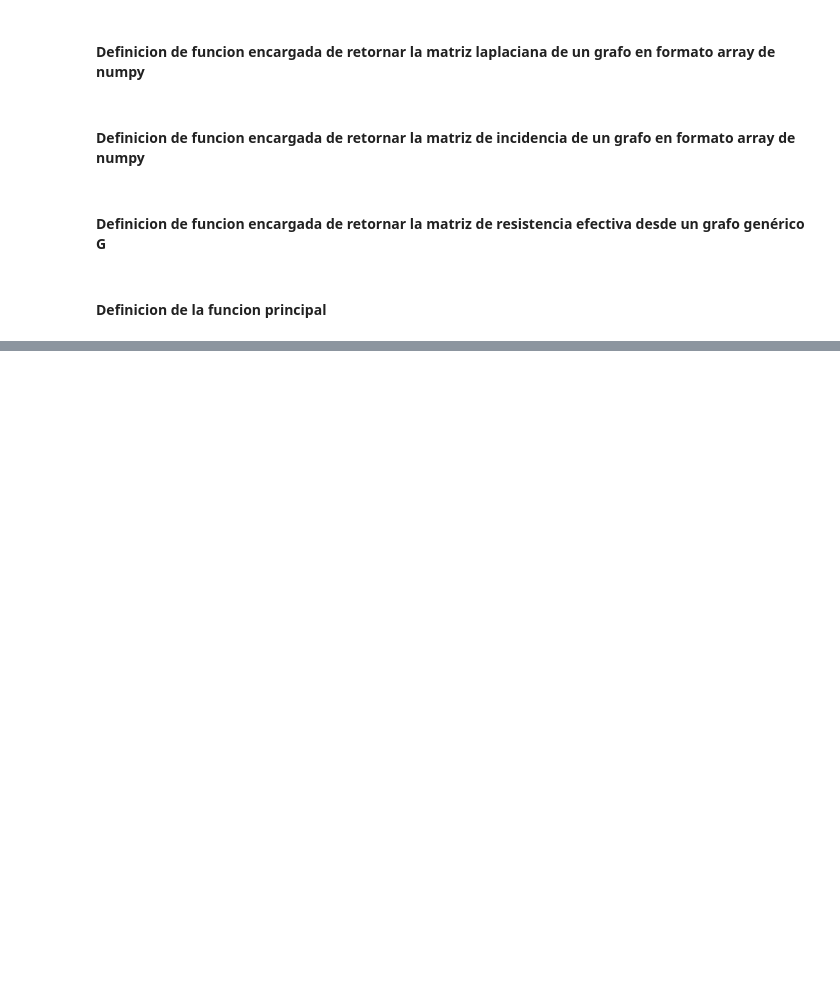
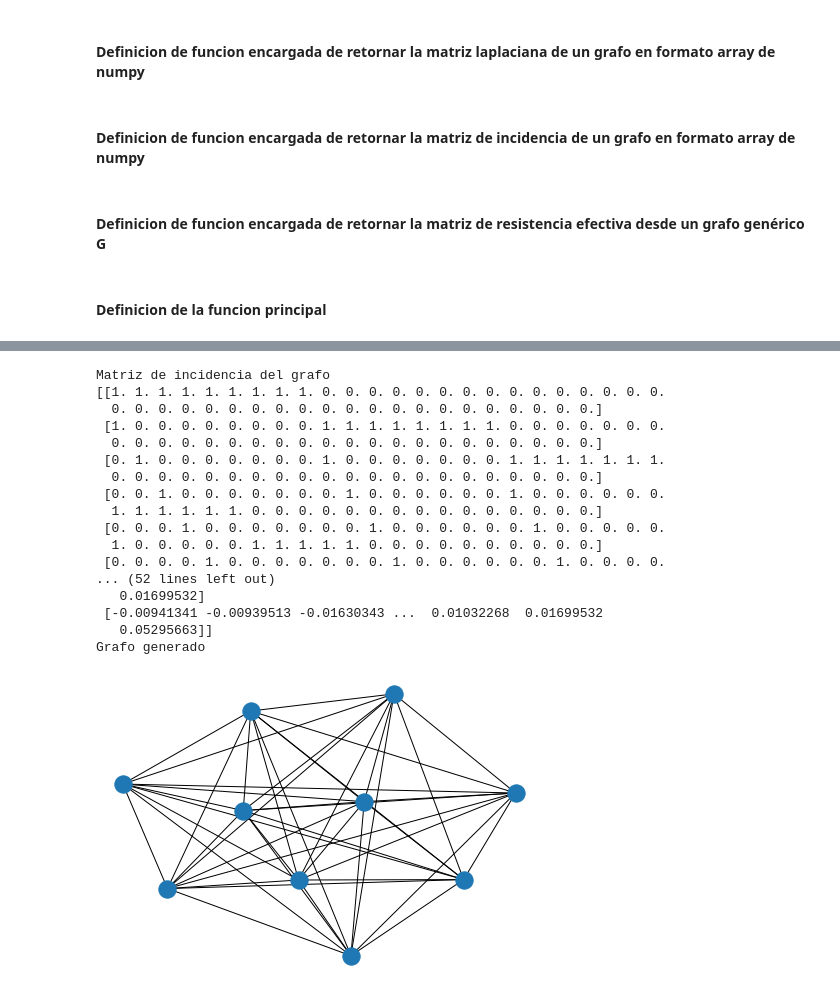
Before and after one commit to elias7991/Resistencia-efectiva, a Jupyter notebook: Resistencia_efectiva.ipynb, the cells around one changed output, grey strips where cells are left out. Cells and saved outputs as stored; diff of their text form; code cells hidden in the pictures; blank space fills up the shorter version.

```diff
--- a/Resistencia_efectiva.ipynb
+++ b/Resistencia_efectiva.ipynb
@@ -83,0 +186,21 @@ Matriz de resistencia efectiva
+# %%
+main()
+# %% [output]
+Matriz de incidencia del grafo
+[[1. 1. 1. 1. 1. 1. 1. 1. 1. 0. 0. 0. 0. 0. 0. 0. 0. 0. 0. 0. 0. 0. 0. 0.
+  0. 0. 0. 0. 0. 0. 0. 0. 0. 0. 0. 0. 0. 0. 0. 0. 0. 0. 0. 0. 0.]
+ [1. 0. 0. 0. 0. 0. 0. 0. 0. 1. 1. 1. 1. 1. 1. 1. 1. 0. 0. 0. 0. 0. 0. 0.
+  0. 0. 0. 0. 0. 0. 0. 0. 0. 0. 0. 0. 0. 0. 0. 0. 0. 0. 0. 0. 0.]
+ [0. 1. 0. 0. 0. 0. 0. 0. 0. 1. 0. 0. 0. 0. 0. 0. 0. 1. 1. 1. 1. 1. 1. 1.
+  0. 0. 0. 0. 0. 0. 0. 0. 0. 0. 0. 0. 0. 0. 0. 0. 0. 0. 0. 0. 0.]
+ [0. 0. 1. 0. 0. 0. 0. 0. 0. 0. 1. 0. 0. 0. 0. 0. 0. 1. 0. 0. 0. 0. 0. 0.
+  1. 1. 1. 1. 1. 1. 0. 0. 0. 0. 0. 0. 0. 0. 0. 0. 0. 0. 0. 0. 0.]
+ [0. 0. 0. 1. 0. 0. 0. 0. 0. 0. 0. 1. 0. 0. 0. 0. 0. 0. 1. 0. 0. 0. 0. 0.
+  1. 0. 0. 0. 0. 0. 1. 1. 1. 1. 1. 0. 0. 0. 0. 0. 0. 0. 0. 0. 0.]
+ [0. 0. 0. 0. 1. 0. 0. 0. 0. 0. 0. 0. 1. 0. 0. 0. 0. 0. 0. 1. 0. 0. 0. 0.
+... (52 lines left out)
+   0.01699532]
+ [-0.00941341 -0.00939513 -0.01630343 ...  0.01032268  0.01699532
+   0.05295663]]
+Grafo generado
+[figure, added]
```
Also changed, not shown: parts of 8 cells of this notebook.
